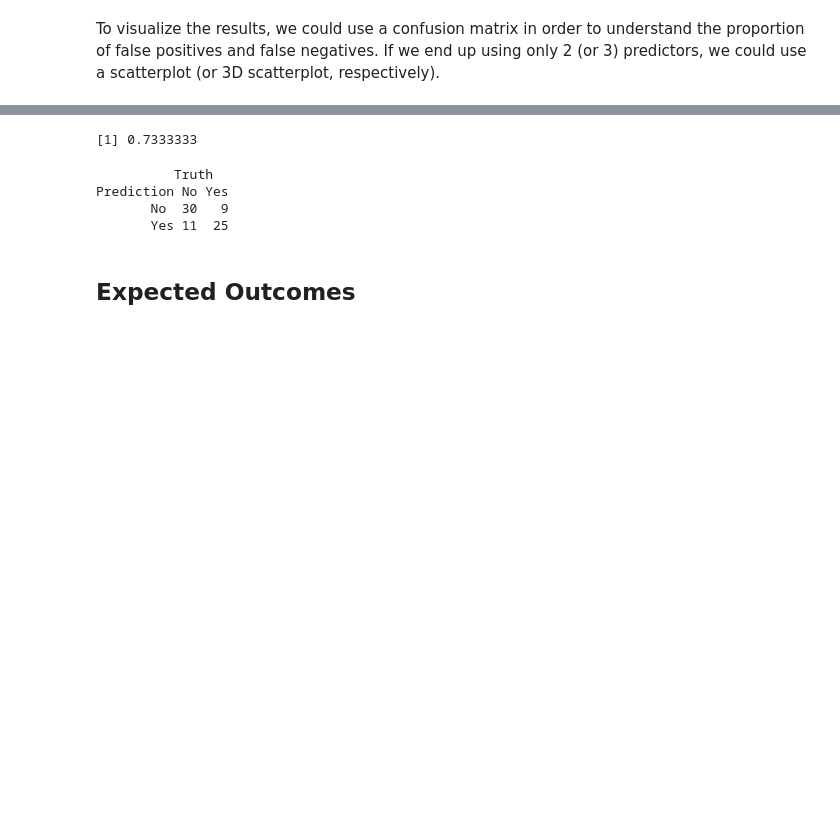
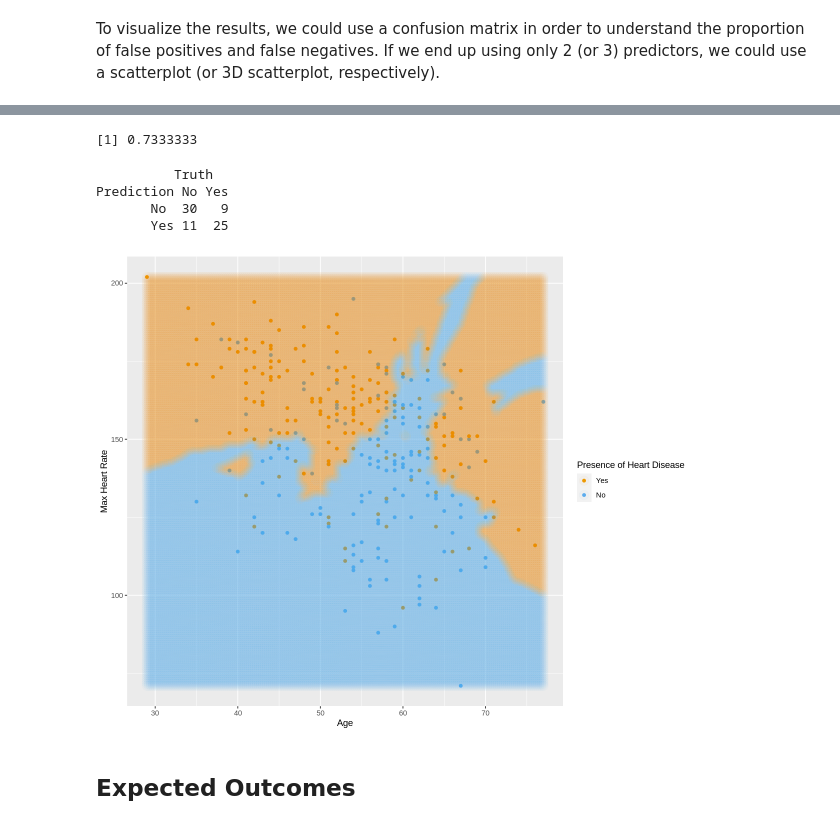
Before and after one commit to CameronGeisler/dsci-project, a Jupyter notebook: project.ipynb, the cells around one changed output, grey strips where cells are left out. Drawn from its saved outputs; the diff is of its cells as text; code cells hidden in the pictures; blank space fills up the shorter version.

```diff
--- a/project.ipynb
+++ b/project.ipynb
@@ -200,7 +200,6 @@ A tibble: 2 × 7
 # %%
 # Train model with actual K
 k_max <- 10
-
 actual_spec <- nearest_neighbor(weight_func = "rectangular",
                                     neighbors = k_max) %>%
                                     set_engine("kknn") %>%
@@ -210,16 +209,17 @@ knn_fit <- workflow() %>%
        add_recipe(recipe) %>%
        add_model(actual_spec) %>%
        fit(data = heart_training)
+
+# Predictions and accuracy
+predictions <- predict(knn_fit, heart_testing) %>%
+               bind_cols(heart_testing)
+
+accuracy <- predictions %>%
+            metrics(truth = heart_disease, estimate = .pred_class) %>%
+            filter(.metric == "accuracy") %>%
+            select(.estimate) %>%
+            pull()
+accuracy
+# %% [output]
+[1] 0.7333333
-# %%
-predictions <- predict(knn_fit, heart_testing) %>%
-               bind_cols(heart_testing)
-
-accuracy <- predictions %>%
-            metrics(truth = heart_disease, estimate = .pred_class) %>%
-            filter(.metric == "accuracy") %>%
-            select(.estimate) %>%
-            pull()
-accuracy
-# %% [output]
-[1] 0.7333333
 # %%
@@ -234,17 +235,20 @@ Prediction No Yes
 # %%
 # Prediction results plot
 x_grid <- seq(min(heart_data$age), max(heart_data$age), length.out = 200)
 y_grid <- seq(min(heart_data$max_heart_rate), max(heart_data$max_heart_rate), length.out = 200)
 xy_grid <- as_tibble(expand.grid(age = x_grid, max_heart_rate = y_grid))
 knn_pred_grid <- predict(knn_fit, xy_grid)
 prediction_table <- bind_cols(knn_pred_grid, xy_grid)
+options(repr.plot.width = 10, repr.plot.height = 8)
 
 pred_plot <- ggplot() +
     geom_point(data = heart_data, mapping = aes(x = age, y = max_heart_rate, color = heart_disease), alpha = 1.5) +
-    geom_point(data = prediction_table, mapping = aes(x = age, y = max_heart_rate, color = .pred_class), alpha = 0.05, size = 5) +
-    labs(color = "Heart Disease", x = "Age", y = "Max Heart Rate") +
+    geom_point(data = prediction_table, mapping = aes(x = age, y = max_heart_rate, color = .pred_class), alpha = 0.03, size = 5) +
+    labs(color = "Presence of Heart Disease", x = "Age", y = "Max Heart Rate") +
     scale_color_manual(labels = c("Yes", "No"), values = c("orange2", "steelblue2"))
 pred_plot
+# %% [output]
+[figure, added]
 # %% [markdown]
 ## Expected Outcomes
 # %% [markdown]
```
Also changed, not shown: parts of 4 cells of this notebook.
